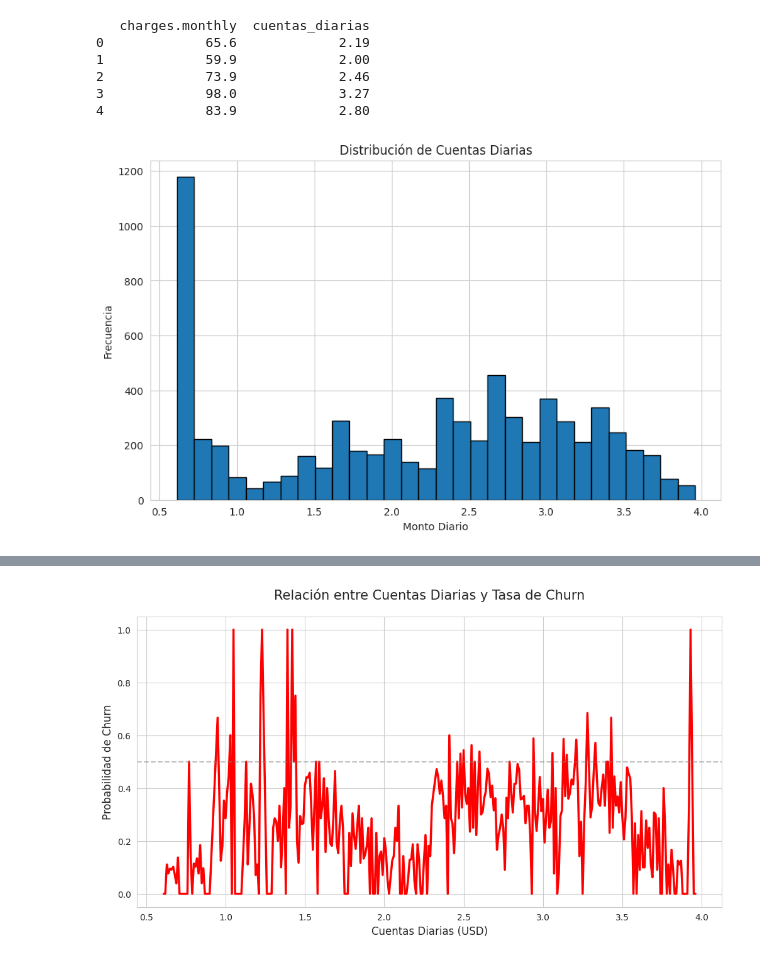
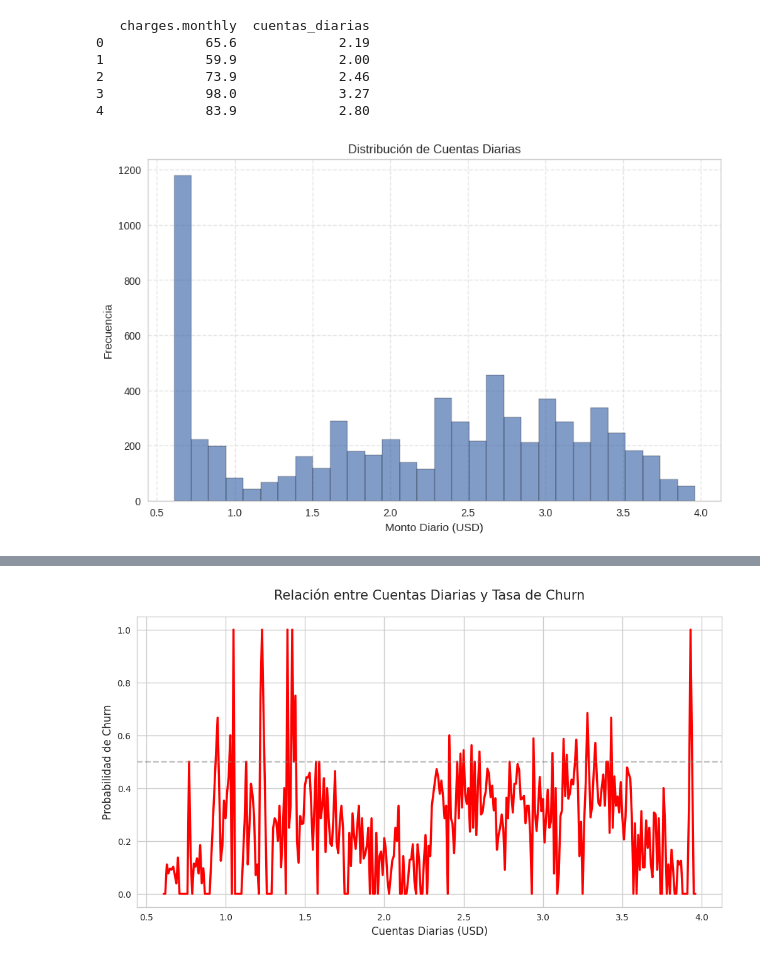
Before and after one commit to 333CME/Challengue-TELECOM-X, a Jupyter notebook: Proyecto_telecomx_final_2.ipynb, the cells around one changed output, grey strips where cells are left out. Cells and saved outputs as stored; diff of their text form; code cells hidden in the pictures.

```diff
--- a/Proyecto_telecomx_final_2.ipynb
+++ b/Proyecto_telecomx_final_2.ipynb
@@ -102,7 +102,7 @@ import re
 # Visto en clases: Elimina todo excepto alfanuméricos y espacios
 def limpiar_texto(texto):
     if isinstance(texto, str):
-        texto = re.sub(r'[^a-zA-Z0-9\s]', '', texto)
+        texto = re.sub(r'[^a-zA-Z0-9]', '', texto)
     return texto
 
 # Aplicar a columnas de texto
@@ -158,0 +299,8 @@ datos_telecom['seniorcitizen'] = datos_telecom['seniorcitizen'].astype(bool)
+# %%
+print("\n🔍 Valores no booleanos detectados:")
+for col in columnas_a_convertir:
+    if col in datos_telecom.columns:
+        unique_values = datos_telecom[col].dropna().unique()
+        if not all(isinstance(x, (bool, np.bool_)) for x in unique_values):
+            print(f"\nColumna {col} contiene:")
+            print(unique_values)
@@ -165,26 +397,0 @@ datos_telecom['charges.total'] = datos_telecom['charges.total'].str.replace(' ',
-# %%
-#no me funcionó la conversión en todas las columnas booleanas
-# tengo que buscar ayuda en IA
-
-columnas_problematicas = ['partner', 'dependents', 'phoneservice', 'multiplelines',
-                         'onlinesecurity', 'onlinebackup', 'deviceprotection',
-                         'techsupport', 'streamingtv', 'streamingmovies', 'paperlessbilling']
-
-for col in columnas_problematicas:
-    print(f"Valores únicos en {col}: {datos_telecom[col].unique()}")
-
-
-# Paso 1: Estandarizar a minúsculas y eliminar espacios
-for col in columnas_problematicas:
-    datos_telecom[col] = datos_telecom[col].astype(str).str.lower().str.strip()
-
-    # Paso 2: Reemplazar 'no internet service' y 'no phone service' por 'no'
-    datos_telecom[col] = datos_telecom[col].replace(
-        ['no internet service', 'no phone service'],
-        'no'
-    )
-
-    # Paso 3: Convertir a booleano (manejar casos inesperados)
-    datos_telecom[col] = datos_telecom[col].apply(
-        lambda x: True if x == 'yes' else False if x == 'no' else None
-    ).astype(bool)  # Convertir a bool explícitamente
@@ -294,13 +487,12 @@ print(datos_telecom[['charges.monthly', 'cuentas_diarias']].head())
 # %%
 ## para visualizar los datos
 # crear un gráfico de barras
-import matplotlib.pyplot as plt
-
 plt.figure(figsize=(10, 6))
-plt.hist(datos_telecom['cuentas_diarias'], bins=30, edgecolor='black')
+plt.hist(datos_telecom['cuentas_diarias'], bins=30, edgecolor='black', alpha=0.7)
 plt.title('Distribución de Cuentas Diarias')
-plt.xlabel('Monto Diario')
+plt.xlabel('Monto Diario (USD)')
 plt.ylabel('Frecuencia')
+plt.grid(True, linestyle='--', alpha=0.5)
 plt.show()
 # %% [output]
-[figure, old version]
+[figure, new version]
```
Also changed, not shown: parts of 20 cells of this notebook.
